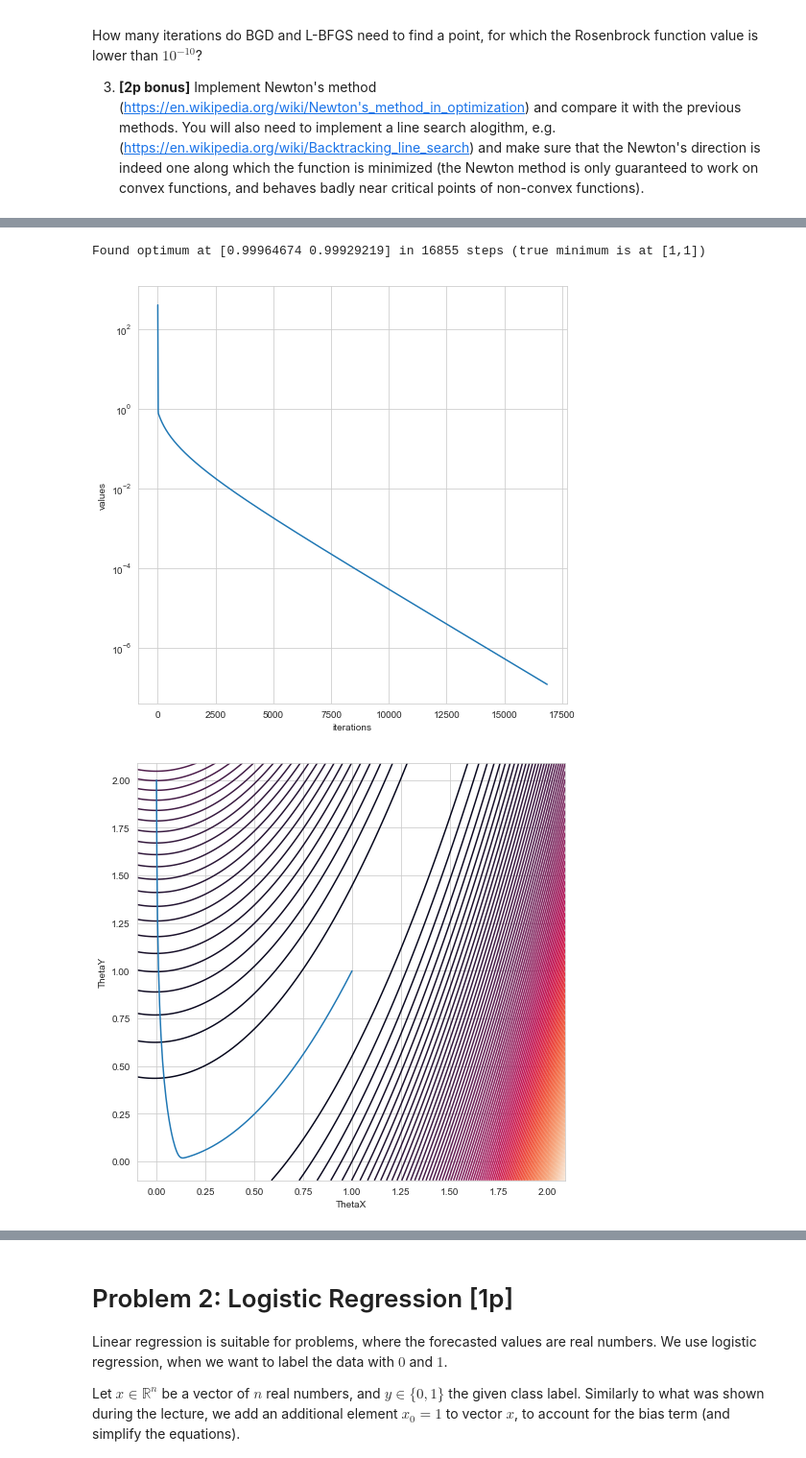
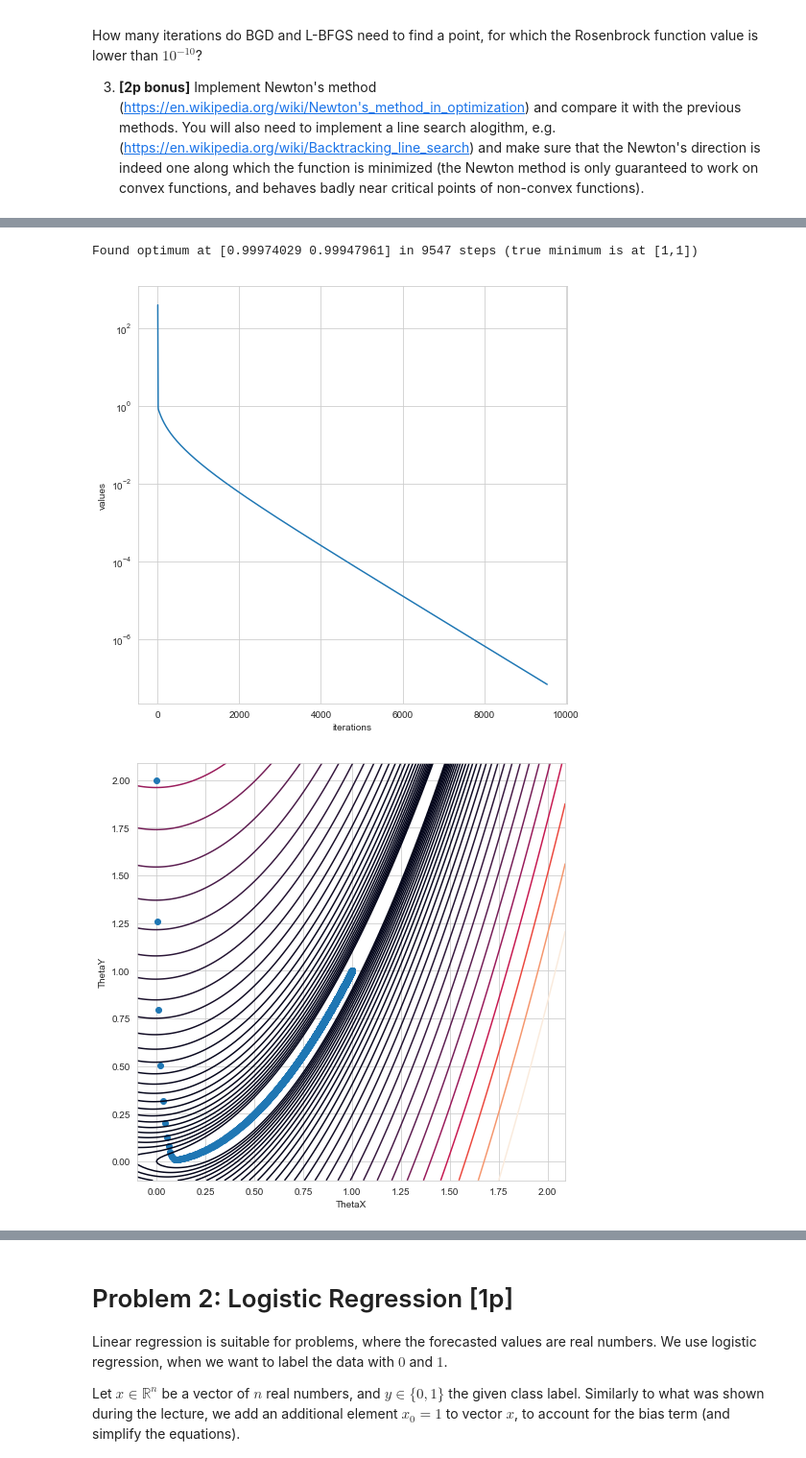
Before and after one commit to derenio/nn_assignments, a Jupyter notebook: assignment3/Assignment3_solution.ipynb, the cells around one changed output, grey strips where cells are left out. Shown at 96% size. Saved outputs shown, nothing was run; the diff lists cells and outputs as text; code cells hidden in the pictures.

```diff
--- a/assignment3/Assignment3_solution.ipynb
+++ b/assignment3/Assignment3_solution.ipynb
@@ -106,7 +106,7 @@ def rosenbrock(x):
     val = rosenbrock_v(x)
     dVdX = np.array([-2 * (A - x[0]) - 4 * x[0] * B * (x[1] - x[0]**2),
                      2 * B * (x[1] - x[0]**2)])
-    return [val, dVdX]
+    return val, dVdX
 
 #
 # Feel free to add your own test points.
@@ -124,7 +124,7 @@ for test_point in [[0., 0.],
 def GD(f, Theta0, alpha, stop_tolerance=1e-10, max_steps=1000000):
     """Runs gradient descent algorithm on f.
 
-    The baisic iteration is:
+    The basic iteration is:
     val, dVdTheta <- f(Theta)
     Theta <- -alpha * dVdTheta
 
@@ -151,8 +151,9 @@ def GD(f, Theta0, alpha, stop_tolerance=1e-10, max_steps=1000000):
     step = 0
     while step < max_steps:
         previous_value = value
-        value, gradient = f(Theta)
-        history.append([Theta, (value, gradient)])
+        f_result = f(Theta)
+        value, gradient = f_result
+        history.append([Theta, f_result])
 
         if np.abs(value - previous_value) < stop_tolerance:
             break
@@ -164,3 +165,26 @@ def GD(f, Theta0, alpha, stop_tolerance=1e-10, max_steps=1000000):
 
     history.append([Theta, f(Theta)])
     return Theta, history
+# %%
+# Finding the best alpha
+
+X0 = [0.,2.]
+alphas = np.logspace(-2.4, -3.0, 10)
+# print(alphas)
+
+alpha_results = []
+# We want to look for solutions that take less than ~10k steps
+# as there are solutions within these bounds.
+MAX_STEPS=1e5
+
+for alpha in alphas:
+    Xopt, Xhist = GD(rosenbrock, X0, alpha=alpha, max_steps=MAX_STEPS)
+    steps = len(Xhist)
+    alpha_results.append((steps, alpha, Xhist))
+    if steps >= MAX_STEPS:
+        continue
+    print("Found optimum for alpha %.10f at %s in %d steps (true minimum is at [1,1])" % (alpha, Xopt, steps))
+
+best_alpha = min(alpha_results)[1]
+
+print("The best alpha is %g" % best_alpha)
@@ -172,7 +224,7 @@ def GD(f, Theta0, alpha, stop_tolerance=1e-10, max_steps=1000000):
 import matplotlib.pyplot as plt
 
 X0 = [0.,2.]
-Xopt, Xhist = GD(rosenbrock, X0, alpha=1e-3, stop_tolerance=1e-10, max_steps=1e6)
+Xopt, Xhist = GD(rosenbrock, X0, alpha=best_alpha, stop_tolerance=1e-10, max_steps=1e6)
 
 print("Found optimum at %s in %d steps (true minimum is at [1,1])" % (Xopt, len(Xhist)))
 
@@ -185,40 +237,41 @@ values = np.array(Xhist, dtype=object)[:, 1, 0]
 fig1 = plt.figure(figsize=(8, 8))
 plt.plot(iterations, values)
 plt.yscale("log")
 plt.xlabel("iterations")
 plt.ylabel("values")
 
 #
 # Make a contour plot of the Rosenbrock function and show the trajectory
 # used by gradient descent.
 #
 # you may want to use functions: meshgrid, contour
 #
 
 fig2 = plt.figure(figsize=(8, 8))
 
 # Contour
 step_size = 1e-2
 x = np.arange(-0.1, 2.1, step_size)
 y = np.arange(-0.1, 2.1, step_size)
 grid_x, grid_y = np.meshgrid(x, y)
 z = rosenbrock_v((grid_x, grid_y))
-levels = 100
+levels = np.logspace(0, 3, 30)
 plt.contour(grid_x, grid_y, z, levels)
 
 # Theta
-ThetaX = np.array(Xhist, dtype=object)[:, 0, 0]
-ThetaY = np.array(Xhist, dtype=object)[:, 0, 1]
+ThetaValues = np.array(Xhist, dtype=object)[:, 0]
+ThetaX = ThetaValues[:, 0]
+ThetaY = ThetaValues[:, 1]
 
-plt.plot(ThetaX, ThetaY)
+plt.scatter(ThetaX, ThetaY)
 plt.xlabel("ThetaX")
 plt.ylabel("ThetaY")
 
 None
 # %% [output]
-Found optimum at [0.99964674 0.99929219] in 16855 steps (true minimum is at [1,1])
+Found optimum at [0.99974029 0.99947961] in 9547 steps (true minimum is at [1,1])
-[figure, old version]
+[figure, new version]
-[figure, old version]
+[figure, new version]
 # %%
 #
 # Use scipy.optimize.fmin_l_bfgs_b
```
Also changed, not shown: parts of 33 cells of this notebook.
